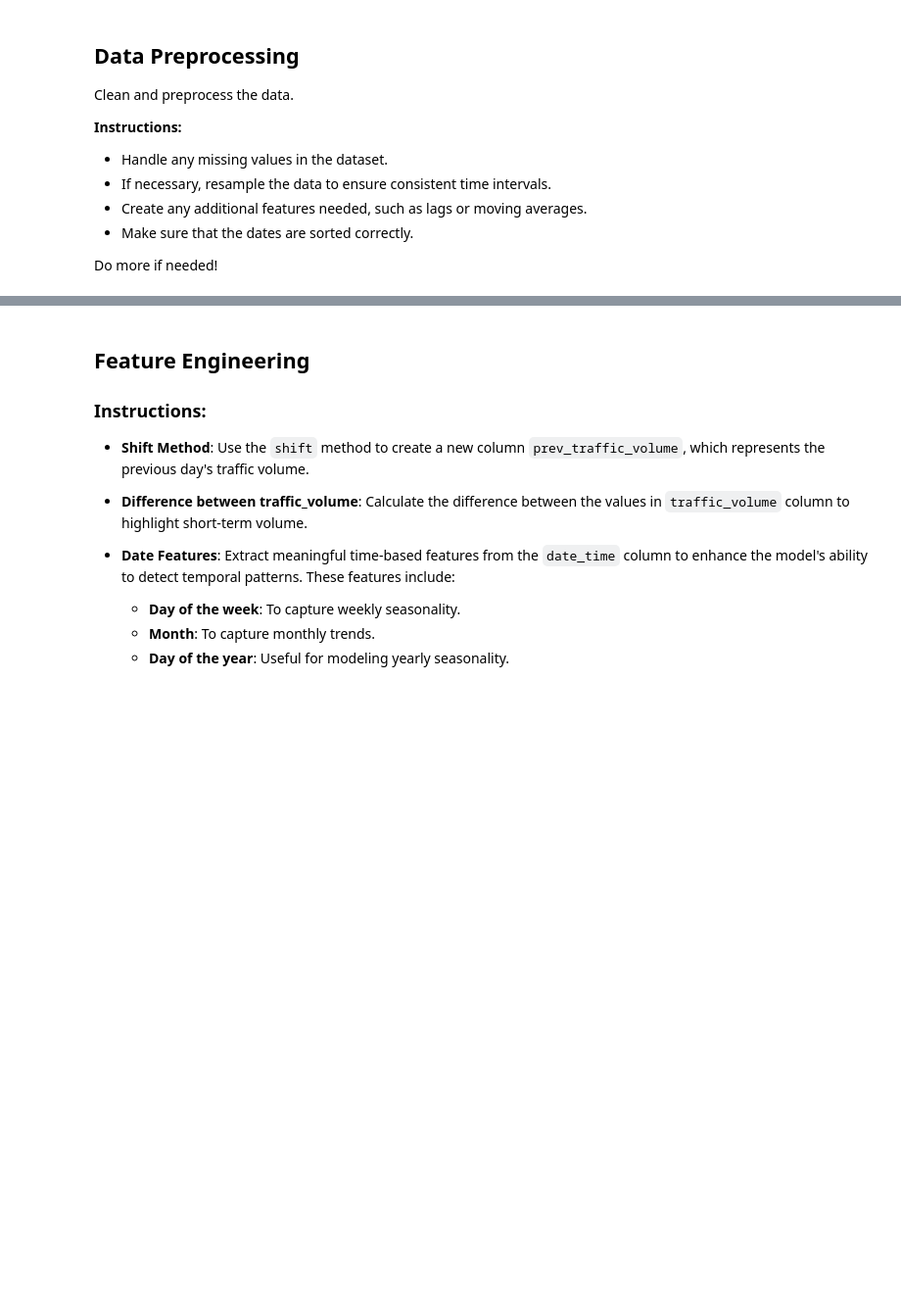
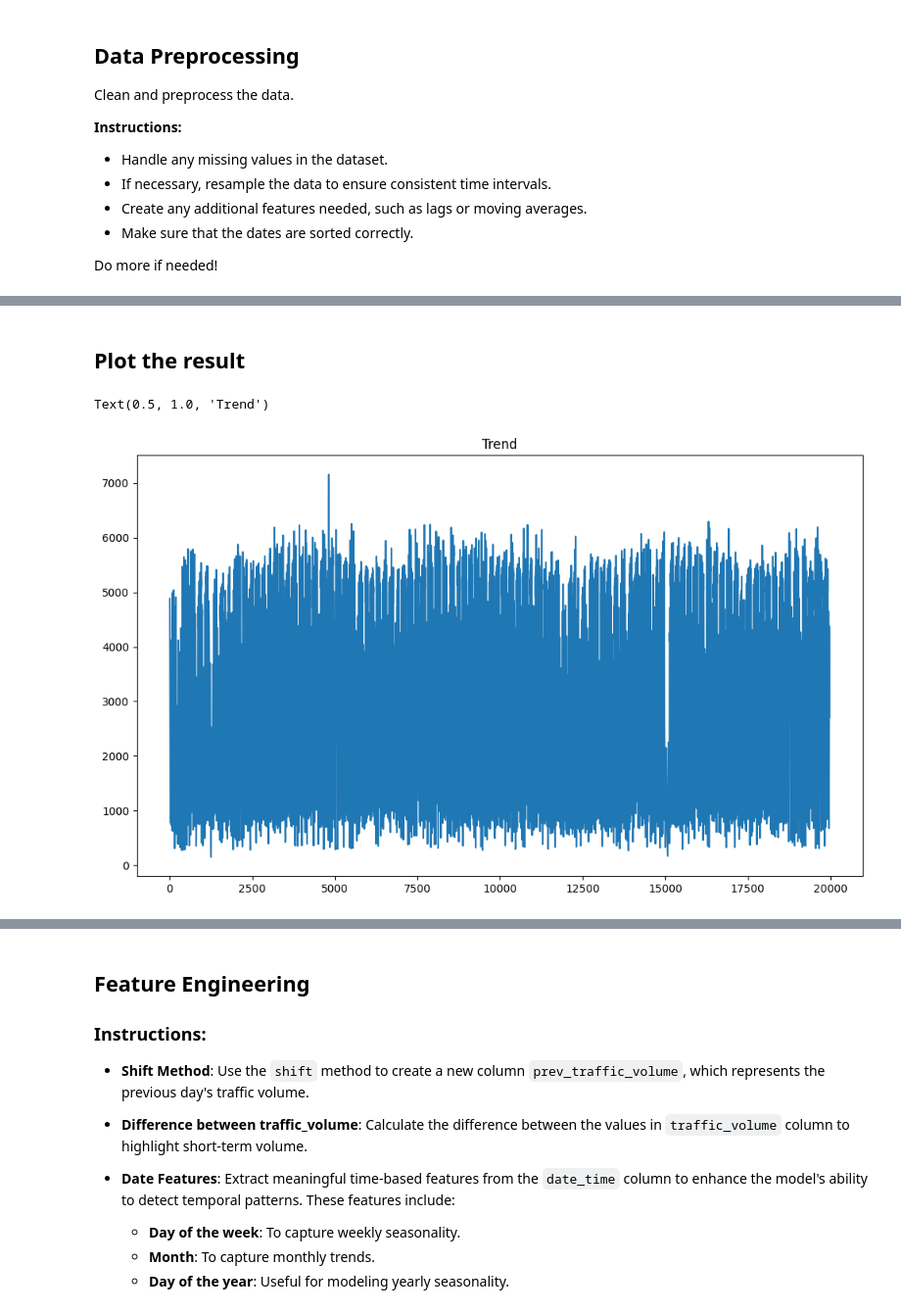
Before and after one commit to TariqAlhathloul/Time-Series, a Jupyter notebook: WorkSpace/Time_Series_Forecasting_Practical_Evaluation.ipynb, the cells around one changed output, grey strips where cells are left out. Shown: that part at 98% size. Drawn from its saved outputs; the diff is of its cells as text; code cells hidden in the pictures; blank space fills up the shorter version.

```diff
--- a/WorkSpace/Time_Series_Forecasting_Practical_Evaluation.ipynb
+++ b/WorkSpace/Time_Series_Forecasting_Practical_Evaluation.ipynb
@@ -64,0 +242,9 @@ Do more if needed!
+# %% [markdown]
+## Plot the result
+# %%
+plt.figure(figsize=(12, 7))
+plt.plot(result.trend)
+plt.title("Trend")
+# %% [output]
+Text(0.5, 1.0, 'Trend')
+[figure, added]
```
Also changed, not shown: parts of 96 cells of this notebook.
